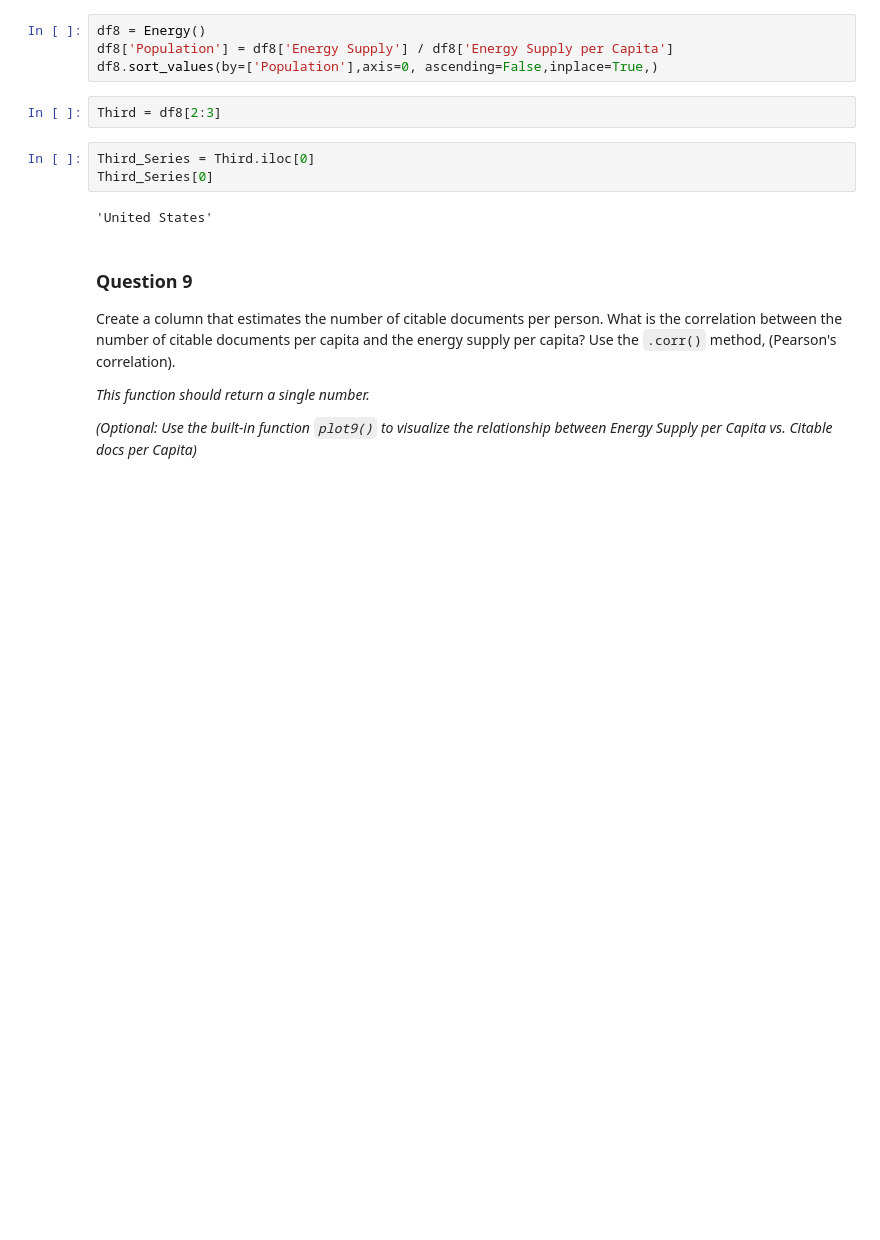
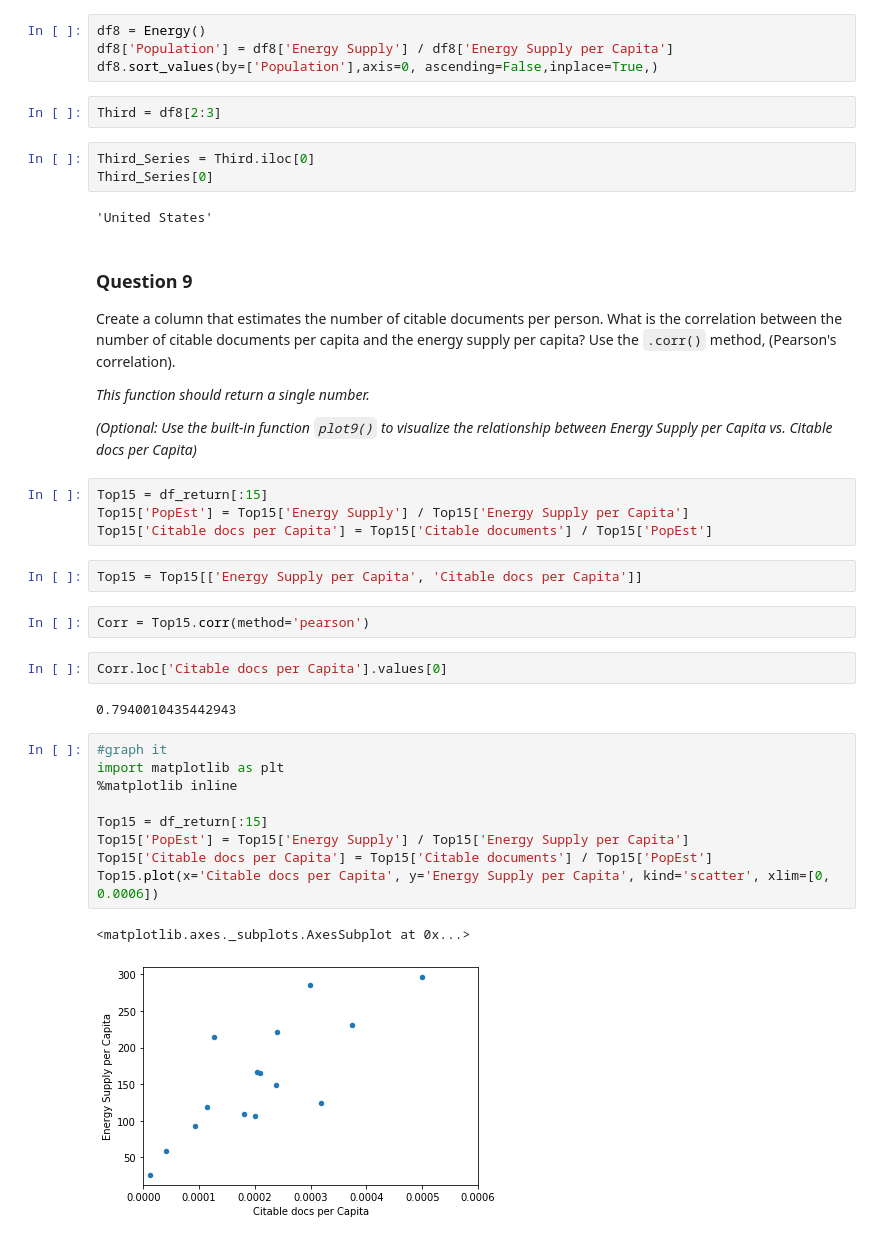
Before and after one commit to luke-limpert/DataFrame_Assignment_Week_3, a Jupyter notebook: Untitled.ipynb, the cells around one changed output. Cells and saved outputs as stored; diff of their text form; blank space fills up the shorter version.

```diff
--- a/Untitled.ipynb
+++ b/Untitled.ipynb
@@ -576,3 +576,27 @@ What is the correlation between the number of citable documents per capita and t
 *This function should return a single number.*
 
 *(Optional: Use the built-in function `plot9()` to visualize the relationship between Energy Supply per Capita vs. Citable docs per Capita)*
+# %%
+Top15 = df_return[:15]
+Top15['PopEst'] = Top15['Energy Supply'] / Top15['Energy Supply per Capita']
+Top15['Citable docs per Capita'] = Top15['Citable documents'] / Top15['PopEst']
+# %%
+Top15 = Top15[['Energy Supply per Capita', 'Citable docs per Capita']]
+# %%
+Corr = Top15.corr(method='pearson')
+# %%
+Corr.loc['Citable docs per Capita'].values[0]
+# %% [output]
+0.7940010435442943
+# %%
+#graph it
+import matplotlib as plt
+%matplotlib inline
+
+Top15 = df_return[:15]
+Top15['PopEst'] = Top15['Energy Supply'] / Top15['Energy Supply per Capita']
+Top15['Citable docs per Capita'] = Top15['Citable documents'] / Top15['PopEst']
+Top15.plot(x='Citable docs per Capita', y='Energy Supply per Capita', kind='scatter', xlim=[0, 0.0006])
+# %% [output]
+<matplotlib.axes._subplots.AxesSubplot at 0x...>
+[figure, added]
```
Also changed, not shown: parts of 6 cells of this notebook.
